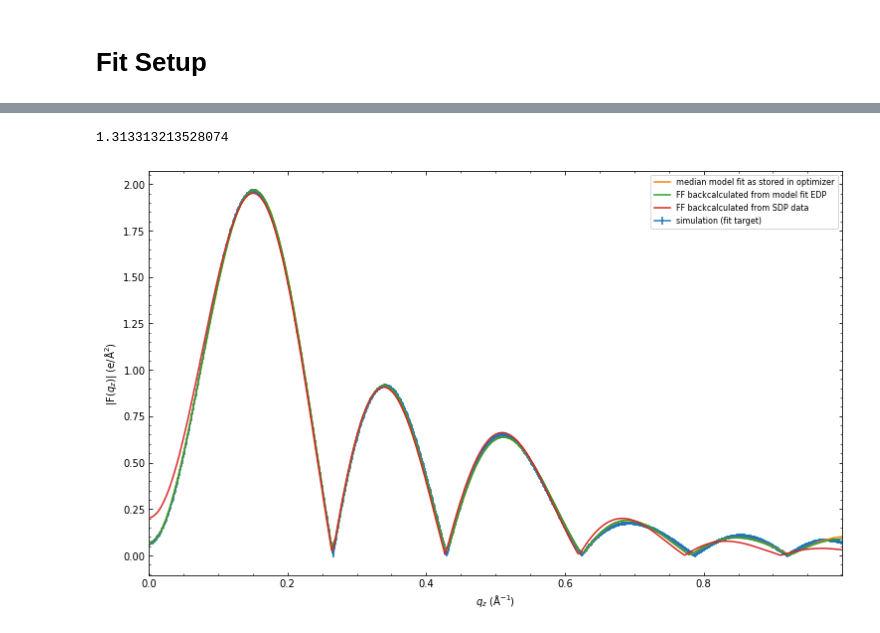
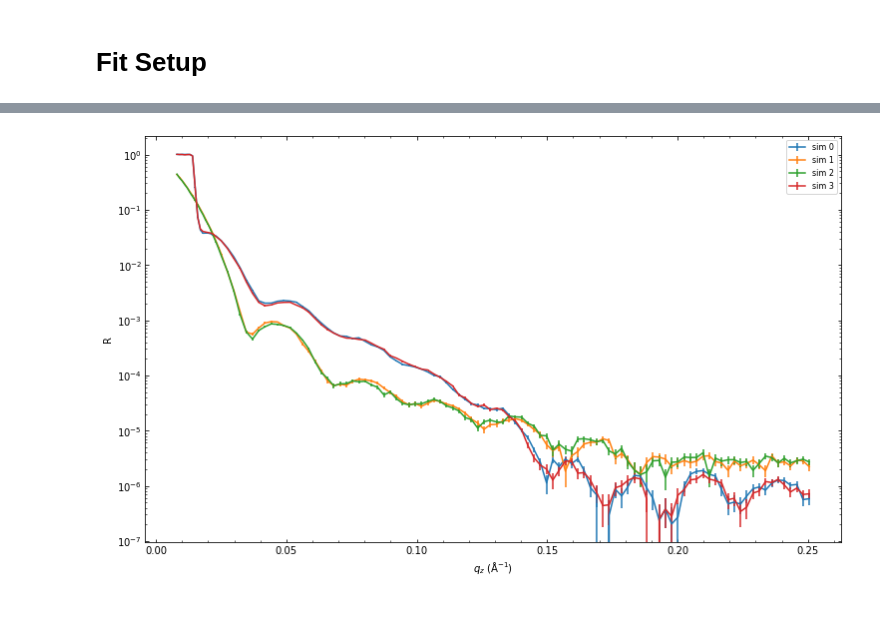
Before and after one commit to criosx/molgroups, a Jupyter notebook: examples/information_theory/simulate_data/garefl/sample_notebook_MAM.ipynb, the cells around one changed output, grey strips where cells are left out. Saved outputs shown, nothing was run; the diff lists cells and outputs as text; code cells hidden in the pictures.

Commit message:
Bugfixes in fnSimulateData

```diff
--- a/examples/information_theory/simulate_data/garefl/sample_notebook_MAM.ipynb
+++ b/examples/information_theory/simulate_data/garefl/sample_notebook_MAM.ipynb
@@ -79,25 +61,23 @@ nf_tether 0.914453587700949
 # %%
-p = res_state.best()[0]
-problem.setp(p)
-print(problem.chisq())
+import pandas
 
-q, F, dq, Fy = np.loadtxt(store + "/" + runfile + ".dat", skiprows=1).T
 fig, ax = plt.subplots()
-ax.errorbar(q, F, dq, zorder=1, label="simulation (fit target)")
-ax.plot(q, Fy, zorder=2, label="median model fit as stored in optimizer")
-ax.plot(q, Afterfit_FF, zorder=3, label="FF backcalculated from model fit EDP")
-ax.plot(q, SDP_FF, zorder=4, label="FF backcalculated from SDP data")
+
+i = 0
+while os.path.isfile('sim' + str(i) + '.dat'):
+    simdata = pandas.read_csv('sim' + str(i) + '.dat', sep=' ', skip_blank_lines=True,comment='#')
+    ax.errorbar(simdata['Q'], simdata['R'], simdata['dR'], label="sim " + str(i))
+    i += 1
 
 ax.legend(fontsize=8)
-ax.set_xlim([q[0], q[-1]])
-ax.set_ylabel("|F($q_z$)| (e/Å$^2$)", fontsize=10)
+ax.set_ylabel("R", fontsize=10)
+ax.set_yscale('log')
 ax.minorticks_on()
 ax.tick_params(which="both", direction="in", labelsize=10)
 ax.tick_params(bottom=True, top=True, left=True, right=True, which="both")
 ax.set_xlabel("$q_z$ (Å$^{-1}$)", fontsize=10)
 ax.figure.set_size_inches(12.5, 7.5)
 plt.savefig(store + "/model_comparison.png", facecolor="white")
 plt.show()
 # %% [output]
-1.313313213528074
-[figure, old version]
+[figure, new version]
```
Also changed, not shown: parts of 6 cells of this notebook, 43 other files.
